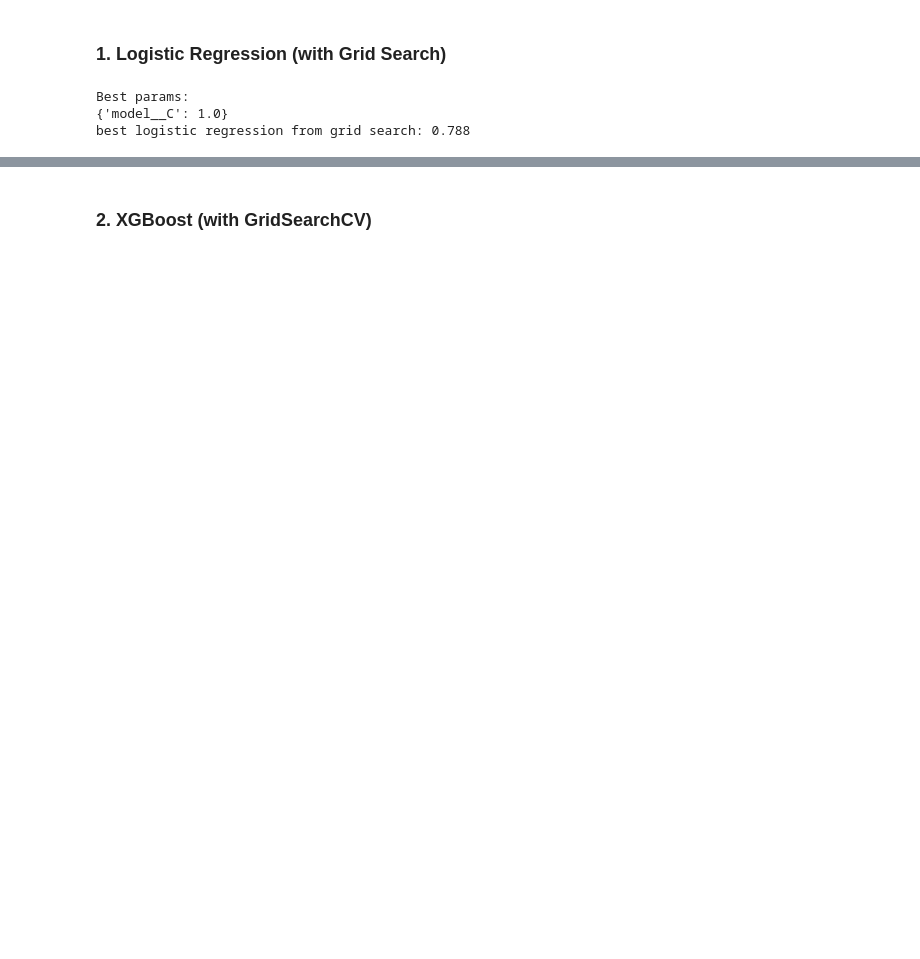
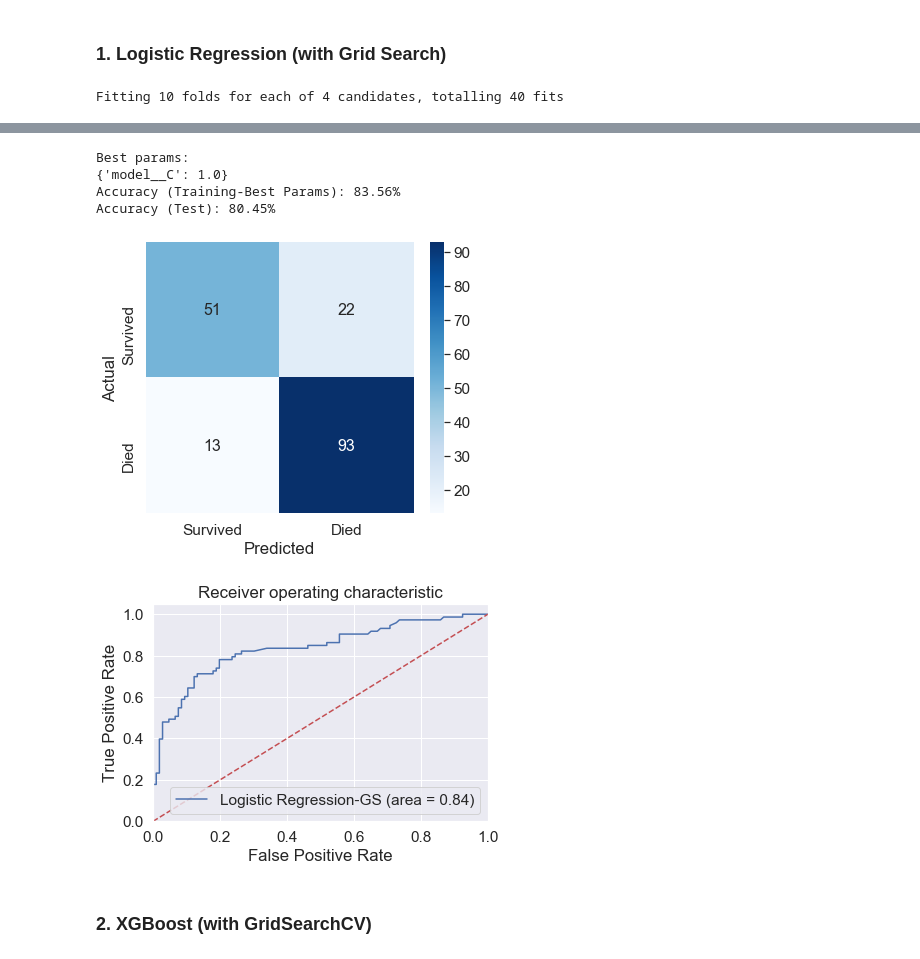
Before and after one commit to dexterch91/CA1-ML-Submission, a Jupyter notebook: CA1-Dexter Chew.ipynb, the cells around one changed output, grey strips where cells are left out. Drawn from its saved outputs; the diff is of its cells as text; code cells hidden in the pictures; blank space fills up the shorter version.

```diff
--- a/CA1-Dexter Chew.ipynb
+++ b/CA1-Dexter Chew.ipynb
@@ -848,24 +959,24 @@ model score: 0.788
 ### 1. Logistic Regression (with Grid Search)
 # %%
 #2. Pre-Processing Parameters to Hyperparameter Search
+model_name = "Logistic Regression-GS"
+
 param_grid = {
     "model__C": [0.1, 1.0, 10, 100], #Parameter for logistic Regression
 }
 
-#4. Cross-Validation Method
-grid_search = GridSearchCV(pipeline, param_grid, cv=10)
-grid_search.fit(X_train, y_train)
+def GridSearchOp(pipeline,param_grid,cvv):
+    grid_search = GridSearchCV(pipeline, param_grid, cv=cvv,n_jobs=-1, scoring='roc_auc',verbose=True)
+    best_model = grid_search.fit(X_train, y_train) #Training Set
+    print("Best params:")
+    print(grid_search.best_params_)
+    print("Accuracy (Training-Best Params): {:.2f}%".format(grid_search.score(X_test, y_test)*100))
+    return best_model
 
-print("Best params:")
-print(grid_search.best_params_)
+#Optimization of Data Model (GridSearch)
+best_model = GridSearchOp(pipeline,param_grid,10)
 
-print(
-    (
-        "best logistic regression from grid search: %.3f"
-        % grid_search.score(X_test, y_test)
-    )
-)
+#Test Set Model Performance
+LogReg_GS=modelEval(best_model,y_test,X_test, model_name)
 # %% [output]
-Best params:
-{'model__C': 1.0}
-best logistic regression from grid search: 0.788
+Fitting 10 folds for each of 4 candidates, totalling 40 fits
@@ -872,2 +985,8 @@ best logistic regression from grid search: 0.788
+Best params:
+{'model__C': 1.0}
+Accuracy (Training-Best Params): 83.56%
+Accuracy (Test): 80.45%
+[figure, added]
+[figure, added]
 # %% [markdown]
 ### 2. XGBoost (with GridSearchCV)
```
Also changed, not shown: parts of 29 cells of this notebook, 1 other file.
